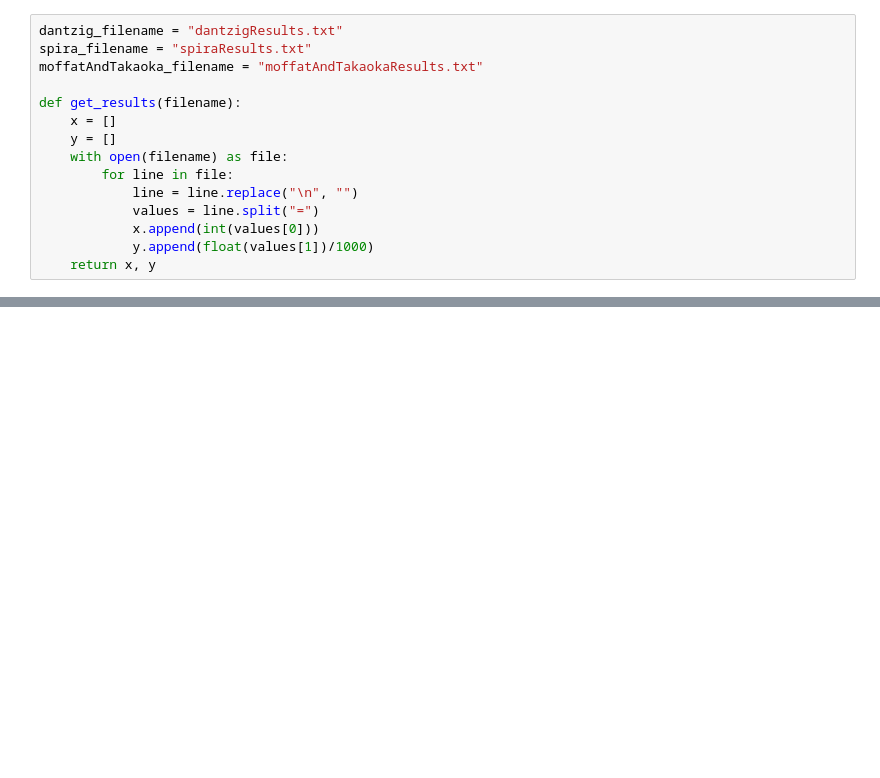
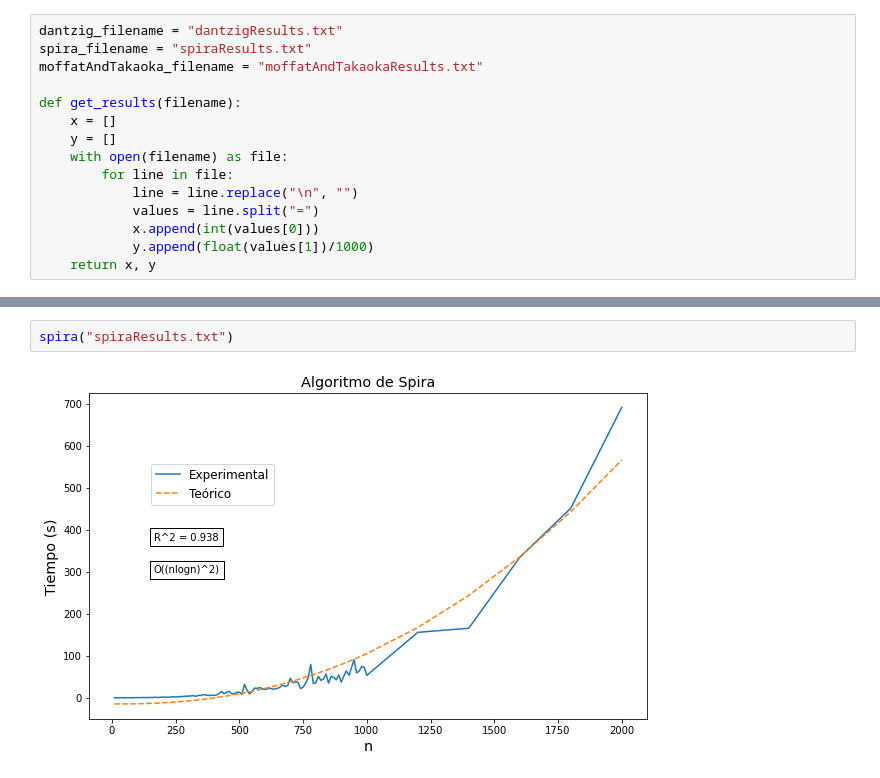
Before and after one commit to macarenaoyague/pfc-1, a Jupyter notebook: Results/Parser.ipynb, the cells around one changed output, grey strips where cells are left out. Drawn from its saved outputs; the diff is of its cells as text; blank space fills up the shorter version.

```diff
--- a/Results/Parser.ipynb
+++ b/Results/Parser.ipynb
@@ -53,0 +63,4 @@ dantzig("empty.txt")
+# %%
+spira("spiraResults.txt")
+# %% [output]
+[figure, added]
```
Also changed, not shown: parts of 3 cells of this notebook.
